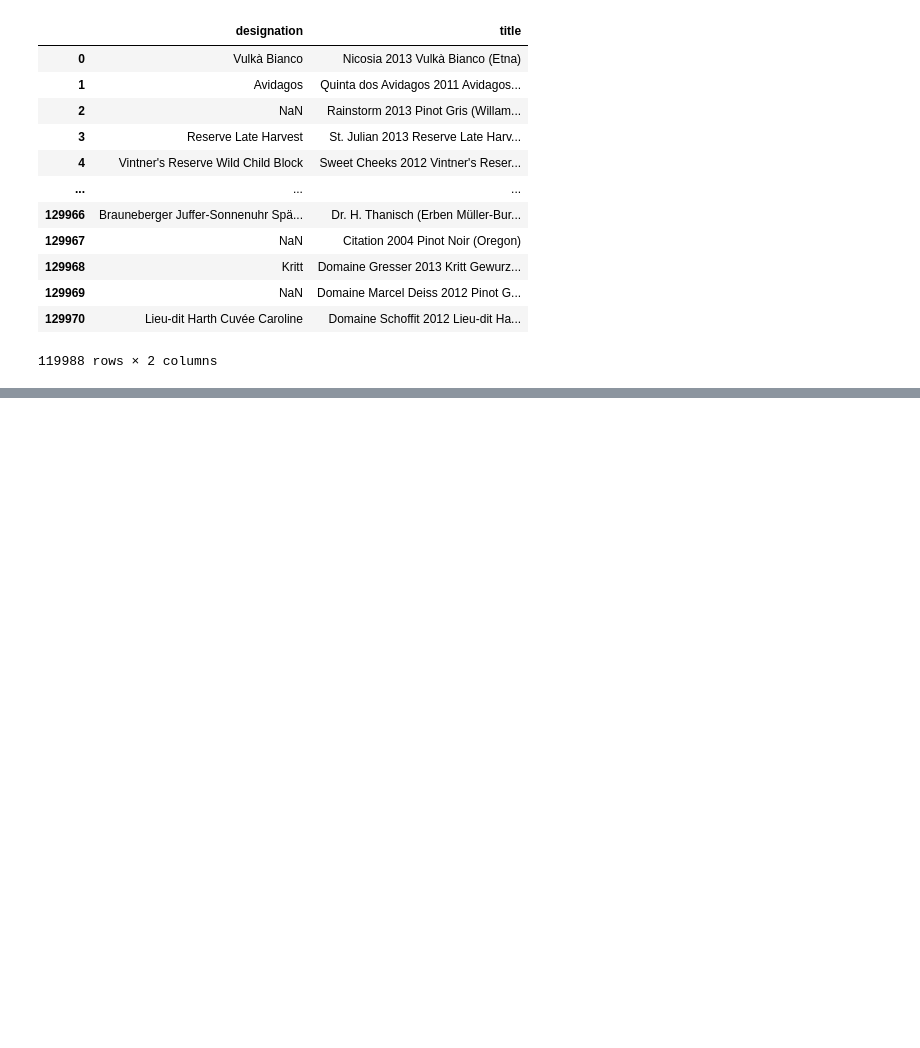
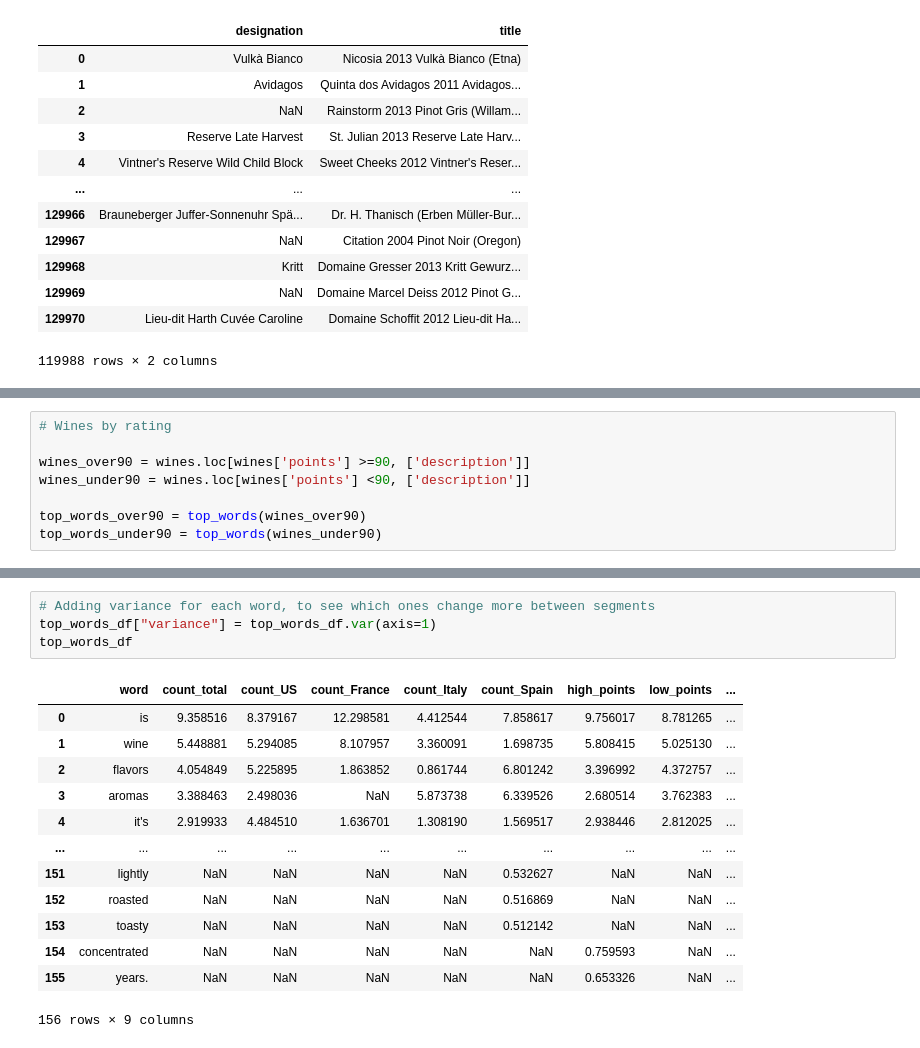
Before and after one commit to ErwanDB/Project-Week-3-Data-Thieves, a Jupyter notebook: your-project/Data_exploration_wines.ipynb, the cells around one changed output, grey strips where cells are left out. Drawn from its saved outputs; the diff is of its cells as text; blank space fills up the shorter version.

```diff
--- a/your-project/Data_exploration_wines.ipynb
+++ b/your-project/Data_exploration_wines.ipynb
@@ -895,0 +1051,8 @@ wines.loc[:,['designation',"title"]]
+# %%
+# Wines by rating
+
+wines_over90 = wines.loc[wines['points'] >=90, ['description']]
+wines_under90 = wines.loc[wines['points'] <90, ['description']]
+
+top_words_over90 = top_words(wines_over90)
+top_words_under90 = top_words(wines_under90)
@@ -895,0 +1121,18 @@ wines.loc[:,['designation',"title"]]
+# %%
+# Adding variance for each word, to see which ones change more between segments
+top_words_df["variance"] = top_words_df.var(axis=1)
+top_words_df
+# %% [output]
+|  | word | count_total | count_US | count_France | count_Italy | count_Spain | high_points | low_points | ... |
+| 0 | is | 9.358516 | 8.379167 | 12.298581 | 4.412544 | 7.858617 | 9.756017 | 8.781265 | ... |
+| 1 | wine | 5.448881 | 5.294085 | 8.107957 | 3.360091 | 1.698735 | 5.808415 | 5.025130 | ... |
+| 2 | flavors | 4.054849 | 5.225895 | 1.863852 | 0.861744 | 6.801242 | 3.396992 | 4.372757 | ... |
+| 3 | aromas | 3.388463 | 2.498036 | NaN | 5.873738 | 6.339526 | 2.680514 | 3.762383 | ... |
+| 4 | it's | 2.919933 | 4.484510 | 1.636701 | 1.308190 | 1.569517 | 2.938446 | 2.812025 | ... |
+| ... | ... | ... | ... | ... | ... | ... | ... | ... | ... |
+| 151 | lightly | NaN | NaN | NaN | NaN | 0.532627 | NaN | NaN | ... |
+| 152 | roasted | NaN | NaN | NaN | NaN | 0.516869 | NaN | NaN | ... |
+| 153 | toasty | NaN | NaN | NaN | NaN | 0.512142 | NaN | NaN | ... |
+| 154 | concentrated | NaN | NaN | NaN | NaN | NaN | 0.759593 | NaN | ... |
+| 155 | years. | NaN | NaN | NaN | NaN | NaN | 0.653326 | NaN | ... |
+156 rows × 9 columns
```
Also changed, not shown: parts of 22 cells of this notebook.
